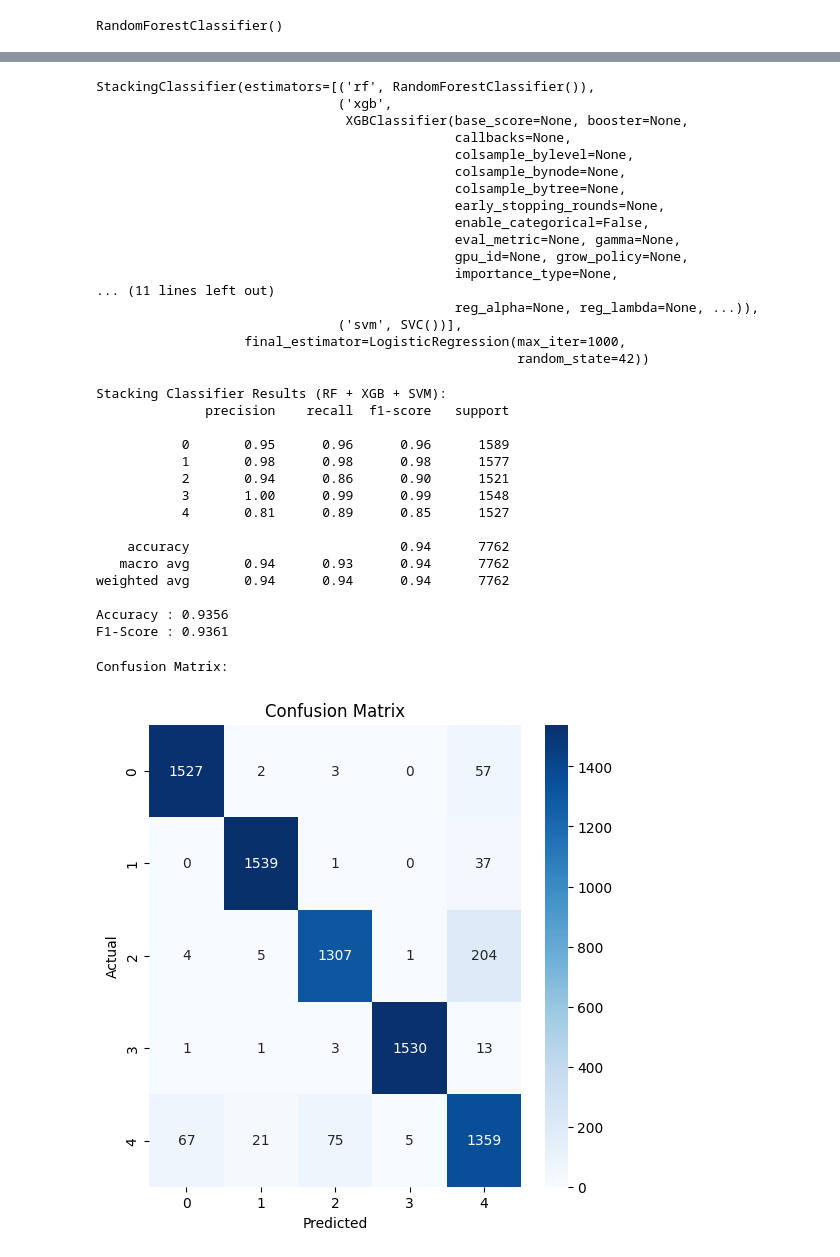
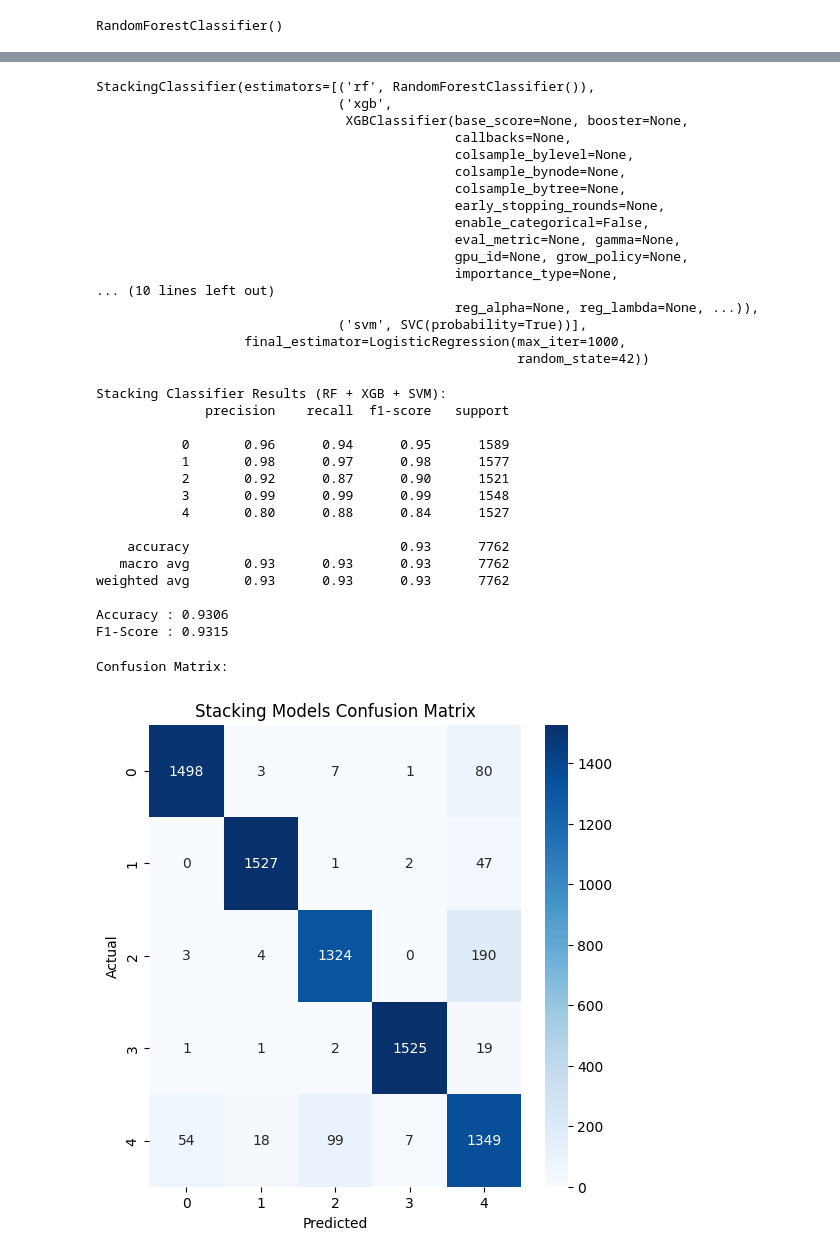
Before and after one commit to ApoKads/Cyberbullying-Detection, a Jupyter notebook: index.ipynb, the cells around one changed output, grey strips where cells are left out. Drawn from its saved outputs; the diff is of its cells as text; code cells hidden in the pictures.

```diff
--- a/index.ipynb
+++ b/index.ipynb
@@ -309,7 +309,7 @@ X_train_raw, X_test_raw, y_train, y_test = train_test_split(df['text_clean'], df
 from sklearn.feature_extraction.text import CountVectorizer, TfidfTransformer
 
 # 1. CountVectorizer dengan n-gram (unigram + bigram)
-vectorizer = CountVectorizer(ngram_range=(1, 1))  # <-- Tambahkan ngram_range
+vectorizer = CountVectorizer(ngram_range=(1, 3))  # <-- Tambahkan ngram_range
 X_train_counts = vectorizer.fit_transform(X_train_raw)
 X_test_counts = vectorizer.transform(X_test_raw)
 
@@ -636,9 +629,9 @@ StackingClassifier(estimators=[('rf', RandomForestClassifier()),
                                               eval_metric=None, gamma=None,
                                               gpu_id=None, grow_policy=None,
                                               importance_type=None,
-... (11 lines left out)
+... (10 lines left out)
                                               reg_alpha=None, reg_lambda=None, ...)),
-                               ('svm', SVC())],
+                               ('svm', SVC(probability=True))],
                    final_estimator=LogisticRegression(max_iter=1000,
                                                       random_state=42))
 # %%
@@ -652,30 +645,30 @@ print(f"F1-Score : {f1_score(y_test, y_pred_stack, average='weighted'):.4f}")
 Stacking Classifier Results (RF + XGB + SVM):
               precision    recall  f1-score   support
 
-           0       0.95      0.96      0.96      1589
-           1       0.98      0.98      0.98      1577
-           2       0.94      0.86      0.90      1521
-           3       1.00      0.99      0.99      1548
-           4       0.81      0.89      0.85      1527
+           0       0.96      0.94      0.95      1589
+           1       0.98      0.97      0.98      1577
+           2       0.92      0.87      0.90      1521
+           3       0.99      0.99      0.99      1548
+           4       0.80      0.88      0.84      1527
 
-    accuracy                           0.94      7762
-   macro avg       0.94      0.93      0.94      7762
-weighted avg       0.94      0.94      0.94      7762
+    accuracy                           0.93      7762
+   macro avg       0.93      0.93      0.93      7762
+weighted avg       0.93      0.93      0.93      7762
 
-Accuracy : 0.9356
-F1-Score : 0.9361
+Accuracy : 0.9306
+F1-Score : 0.9315
 # %%
 from sklearn.metrics import confusion_matrix,classification_report,roc_curve,auc
 
 cm = confusion_matrix(y_test, y_pred_stack)
 print("Confusion Matrix:")
 plt.figure(figsize=(6,6))
 sns.heatmap(cm, annot=True, fmt='d', cmap='Blues')
 plt.xlabel('Predicted')
 plt.ylabel('Actual')
-plt.title('Confusion Matrix')
+plt.title('Stacking Models Confusion Matrix')
 plt.show()
 # %% [output]
 Confusion Matrix:
-[figure, old version]
+[figure, new version]
 # %%
```
Also changed, not shown: parts of 20 cells of this notebook, 6 other files.
